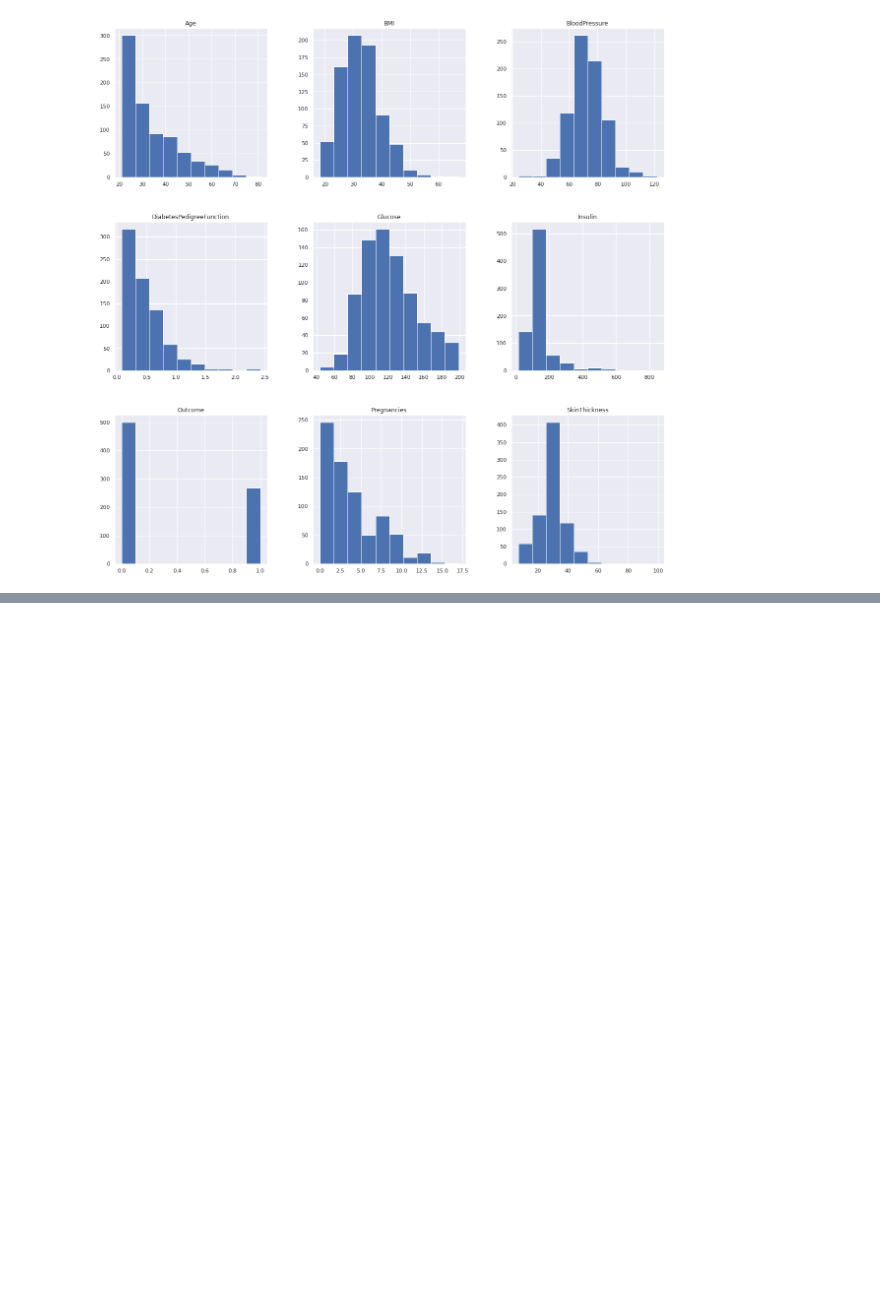
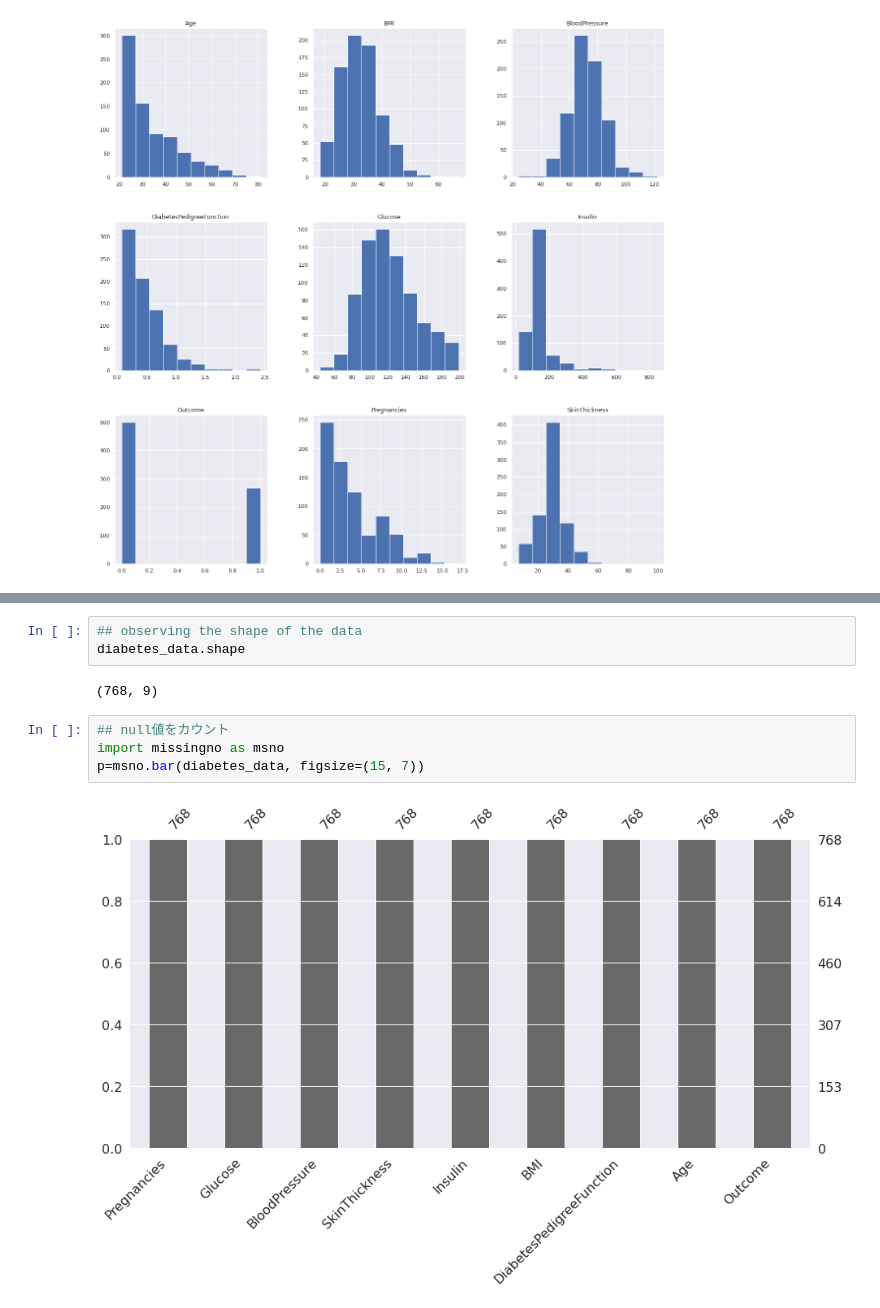
Before and after one commit to yuks0810/Diabetes-Classification-KNN-kaggle-, a Jupyter notebook: Diabetes_Classification_KNN.ipynb, the cells around one changed output, grey strips where cells are left out. Drawn from its saved outputs; the diff is of its cells as text; blank space fills up the shorter version.

```diff
--- a/Diabetes_Classification_KNN.ipynb
+++ b/Diabetes_Classification_KNN.ipynb
@@ -184,0 +195,11 @@ p = diabetes_data_copy.hist(figsize = (20,20))
+# %%
+## observing the shape of the data
+diabetes_data.shape
+# %% [output]
+(768, 9)
+# %%
+## null値をカウント
+import missingno as msno
+p=msno.bar(diabetes_data, figsize=(15, 7))
+# %% [output]
+[figure, added]
```
Also changed, not shown: parts of 23 cells of this notebook.
